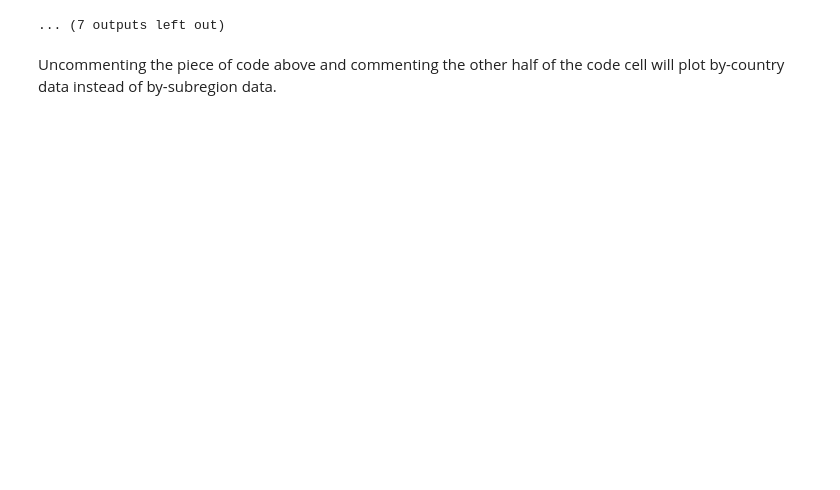
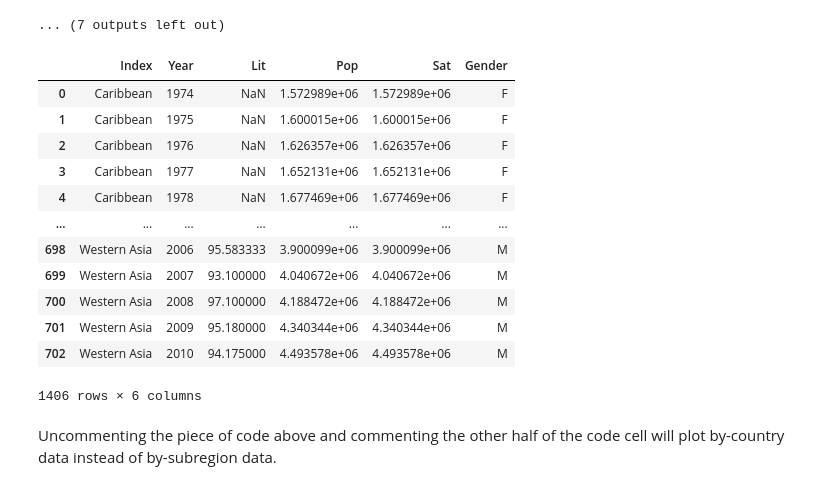
Before and after one commit to saathvikpd/DS3-GlobalHealth, a Jupyter notebook: GlobalLiteracy.ipynb, the cells around one changed output. Drawn from its saved outputs; the diff is of its cells as text; code cells hidden in the pictures; blank space fills up the shorter version.

```diff
--- a/GlobalLiteracy.ipynb
+++ b/GlobalLiteracy.ipynb
@@ -164,30 +121,24 @@ new_sat_df = pd.DataFrame(empty_df, columns = female_ed_df.columns, index = fema
 # %% [markdown]
 Adding data from population_df to the new format of new_pop_df_(f/m) to make the population and literacy DFs more congruent.
 # %%
+new_sat_df = pd.DataFrame(np.array(empty_df), columns = female_ed_df.columns, index = female_ed_df.index)
+# for c in range(len(male_ed_df.columns)):
+#     for r in range(len(male_ed_df)):
+#         row = list(male_ed_df.index)[r]
+#         col = list(male_ed_df.columns)[c]
+#         pop = population_df[(population_df.Entity == row) & (population_df.Year == int(col))]
+#         prop = female_pop_df[(female_pop_df.Entity == row) & (female_pop_df.Year == int(col))]
+#         if len(pop) == 1 and len(prop) == 1:
+
+
+count = 0
 for c in range(len(female_ed_df.columns)):
     for r in range(len(female_ed_df)):
         row = list(female_ed_df.index)[r]
         col = list(female_ed_df.columns)[c]
-        #print(type(row), type(col))
-        pop = population_df[(population_df.Entity == row) & (population_df.Year == int(col))]
-        prop = female_pop_df[(female_pop_df.Entity == row) & (female_pop_df.Year == int(col))]
-        #print(len(pop), len(prop))
-        if len(pop) == 1 and len(prop) == 1:
-            new_pop_df_f.iloc[r, c] = pop.iloc[0, 3] * (prop.iloc[0, 3]/100)
-
-for c in range(len(male_ed_df.columns)):
-    for r in range(len(male_ed_df)):
-        row = list(male_ed_df.index)[r]
-        col = list(male_ed_df.columns)[c]
-        pop = population_df[(population_df.Entity == row) & (population_df.Year == int(col))]
-        prop = female_pop_df[(female_pop_df.Entity == row) & (female_pop_df.Year == int(col))]
-        if len(pop) == 1 and len(prop) == 1:
-            new_pop_df_m.iloc[r, c] = pop.iloc[0, 3] * (1-(prop.iloc[0, 3]/100))
-
-for c in range(len(female_ed_df.columns)):
-    for r in range(len(female_ed_df)):
-        row = list(female_ed_df.index)[r]
-        col = list(female_ed_df.columns)[c]
-        pop = sat_df[(sat_df.Entity == row) & (sat_df.Year == int(col))]
-        if len(pop) == 1:
-            new_sat_df.iloc[r, c] = pop.iloc[0, 3]
+        print(row, col)
+        sat = sat_df[(sat_df.Entity == row) & (sat_df.Year == int(col))]
+        #print(sat)
+        if len(sat) == 1:
+            count += 1
+            new_sat_df.iloc[r, c] = sat.iloc[0, 3]
@@ -320,3 +269,19 @@ both_gen_trans.to_csv("satrate_v_litrate_fandm.csv")
+# %%
+both_gen_trans
+# %% [output]
+|  | Index | Year | Lit | Pop | Sat | Gender |
+| 0 | Caribbean | 1974 | NaN | 1.572989e+06 | 1.572989e+06 | F |
+| 1 | Caribbean | 1975 | NaN | 1.600015e+06 | 1.600015e+06 | F |
+| 2 | Caribbean | 1976 | NaN | 1.626357e+06 | 1.626357e+06 | F |
+| 3 | Caribbean | 1977 | NaN | 1.652131e+06 | 1.652131e+06 | F |
+| 4 | Caribbean | 1978 | NaN | 1.677469e+06 | 1.677469e+06 | F |
+| ... | ... | ... | ... | ... | ... | ... |
+| 698 | Western Asia | 2006 | 95.583333 | 3.900099e+06 | 3.900099e+06 | M |
+| 699 | Western Asia | 2007 | 93.100000 | 4.040672e+06 | 4.040672e+06 | M |
+| 700 | Western Asia | 2008 | 97.100000 | 4.188472e+06 | 4.188472e+06 | M |
+| 701 | Western Asia | 2009 | 95.180000 | 4.340344e+06 | 4.340344e+06 | M |
+| 702 | Western Asia | 2010 | 94.175000 | 4.493578e+06 | 4.493578e+06 | M |
+1406 rows × 6 columns
 # %% [markdown]
 Uncommenting the piece of code above and commenting the other half of the code cell will plot by-country data instead of by-subregion data.
 # %%
```
Also changed, not shown: parts of 14 cells of this notebook, 1 other file.
